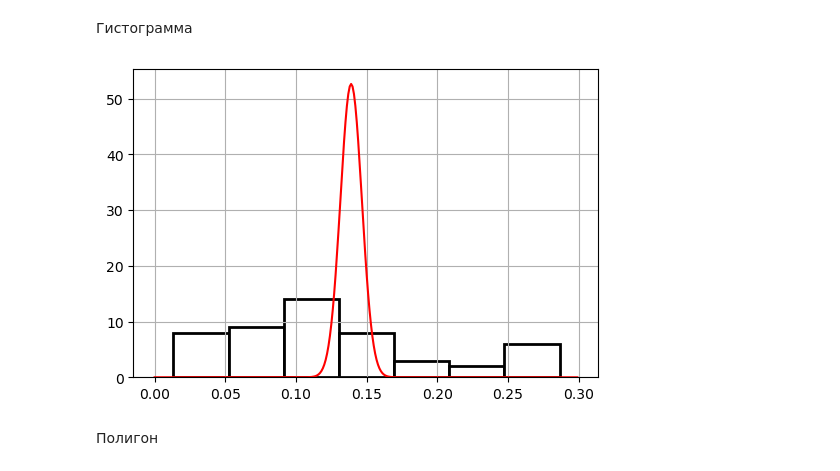
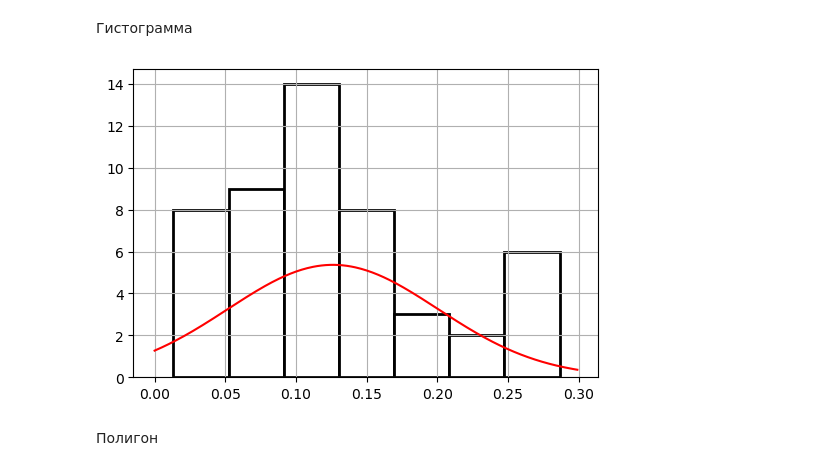
Before and after one commit to AlexAredov/statistic, a Jupyter notebook: HW_statistic.ipynb, the cells around one changed output. Cells and saved outputs as stored; diff of their text form; code cells hidden in the pictures.

```diff
--- a/HW_statistic.ipynb
+++ b/HW_statistic.ipynb
@@ -109,19 +109,23 @@ for element in LYMPH.NPOLAR:
 k
 # %% [output]
 6
+# %%
+std = LYMPH.NPOLAR.std()
+# %%
+mean = LYMPH.NPOLAR.mean()
 # %% [markdown]
 Гистограмма
 # %%
 fig = plt.figure(figsize=(6, 4))
 ax = fig.add_subplot()
 x = np.arange (0, 0.3, 0.001)
 
 ax.hist(LYMPH.NPOLAR, 7, color='w', linewidth=2, edgecolor='k')
-plt.plot (x, norm.pdf(x, m0_LYMPH_NPOLAR, sigma_sqrt0_LYMPH_NPOLAR), color='r')
+plt.plot (x, norm.pdf(x, mean, std), color='r')
 ax.grid()
 plt.show()
 # %% [output]
-[figure, old version]
+[figure, new version]
 # %% [markdown]
 Полигон
 # %%
```
Also changed, not shown: parts of 27 cells of this notebook.
